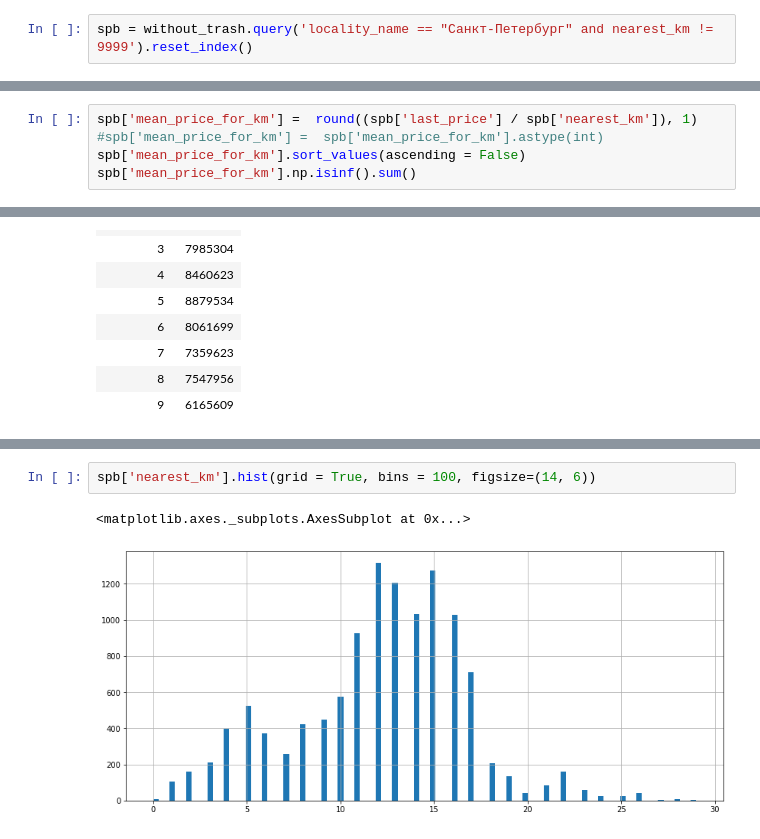
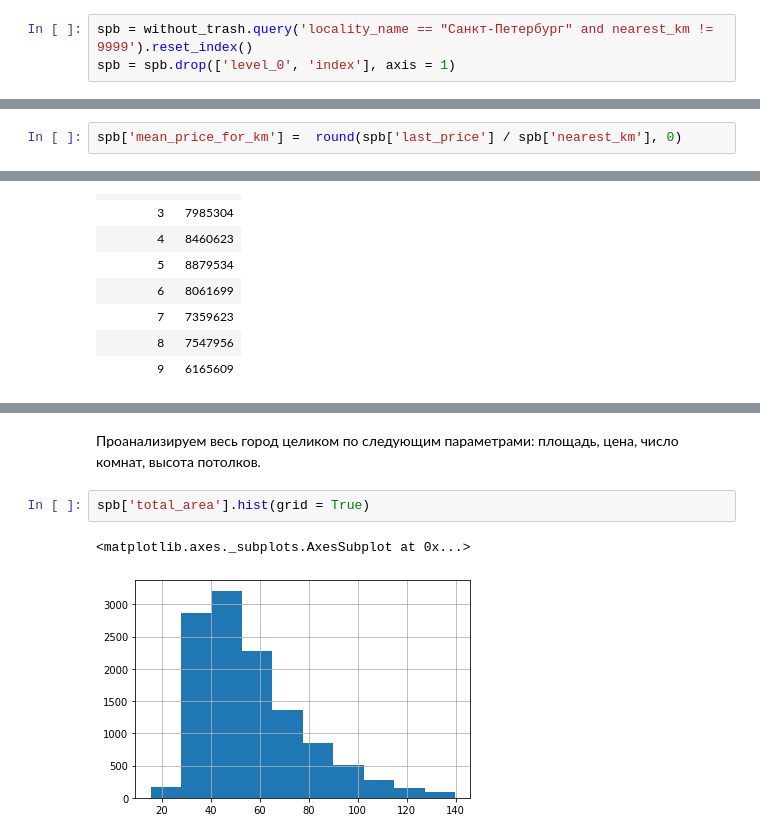
Before and after one commit to ViacheslavPogorelyy/YaP, a Jupyter notebook: part_number_two/project_2.ipynb, the cells around one changed output, grey strips where cells are left out. Drawn from its saved outputs; the diff is of its cells as text.

```diff
--- a/part_number_two/project_2.ipynb
+++ b/part_number_two/project_2.ipynb
@@ -604,3 +545,4 @@ without_trash['nearest_km'] = without_trash['nearest_km'].fillna(9999)
 without_trash['nearest_km'] = (round(without_trash['nearest_km'], 0)).astype(int)
 # %%
 spb = without_trash.query('locality_name == "Санкт-Петербург" and nearest_km != 9999').reset_index()
+spb = spb.drop(['level_0', 'index'], axis = 1)
@@ -611,5 +548,0 @@ spb['last_price'].isna().sum()
-# %%
-spb['mean_price_for_km'] =  round((spb['last_price'] / spb['nearest_km']), 1)
-#spb['mean_price_for_km'] =  spb['mean_price_for_km'].astype(int)
-spb['mean_price_for_km'].sort_values(ascending = False)
-spb['mean_price_for_km'].np.isinf().sum()
@@ -651,0 +565,2 @@ spb
+# %%
+spb['mean_price_for_km'] =  round(spb['last_price'] / spb['nearest_km'], 0)
@@ -669,5 +634,7 @@ result_km.head(10)
+# %% [markdown]
+Проанализируем весь город целиком по следующим параметрами: площадь, цена, число комнат, высота потолков.
 # %%
-spb['nearest_km'].hist(grid = True, bins = 100, figsize=(14, 6))
+spb['total_area'].hist(grid = True)
 # %% [output]
 <matplotlib.axes._subplots.AxesSubplot at 0x...>
-[figure, old version]
+[figure, new version]
```
Also changed, not shown: parts of 36 cells of this notebook.
